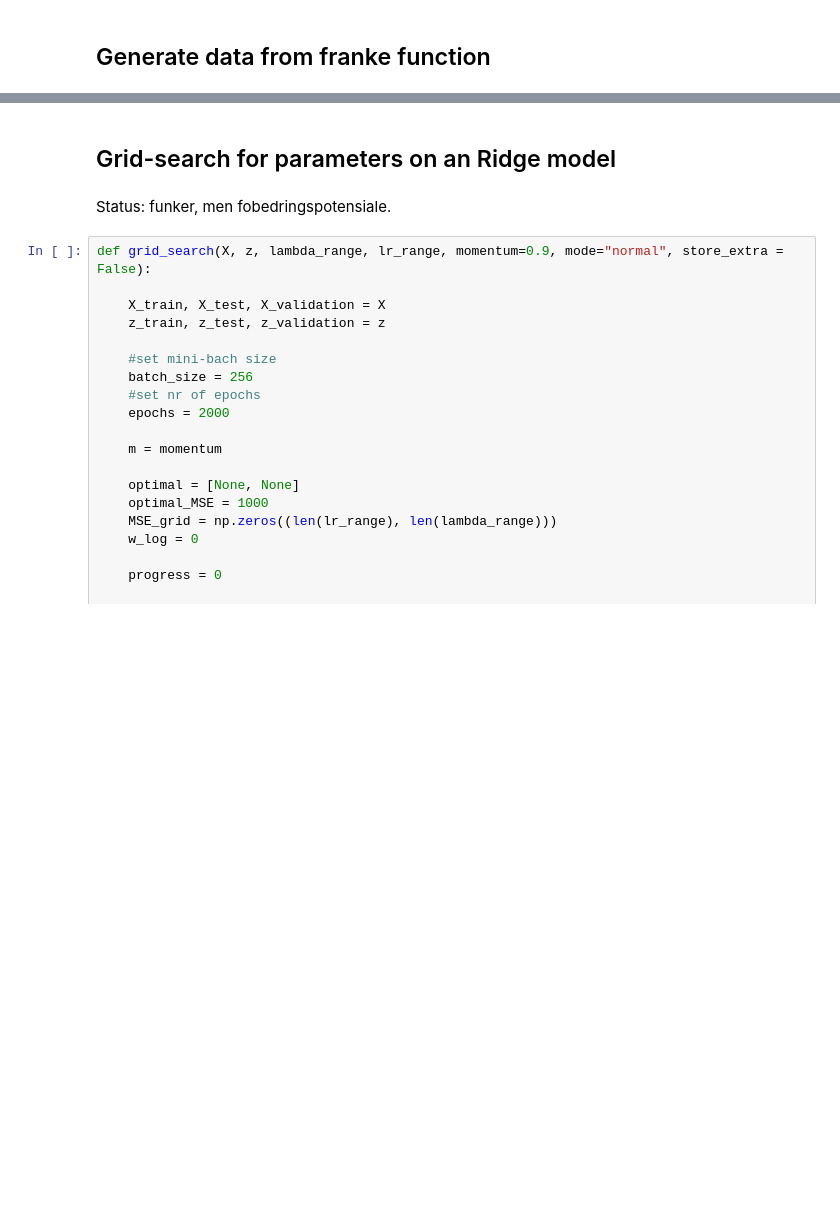
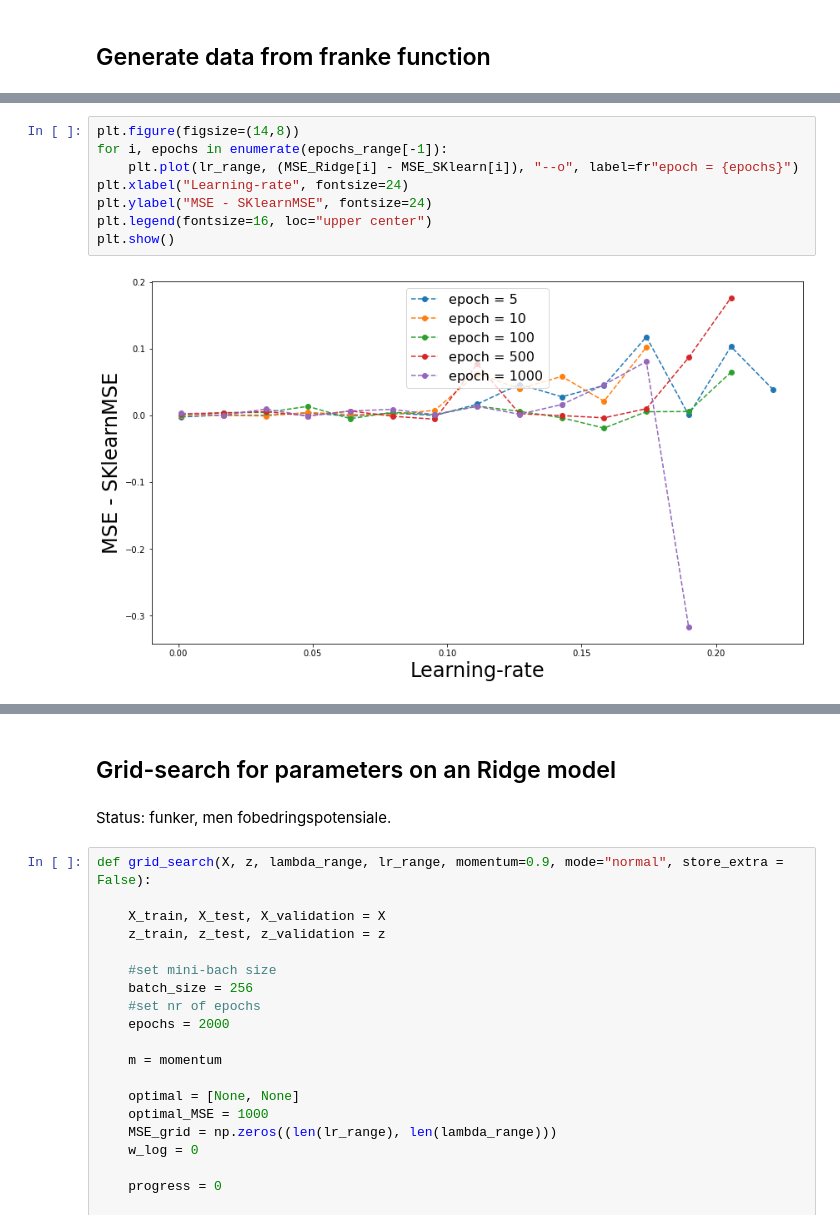
Before and after one commit to carlfre/FYS-STK3155-project-2, a Jupyter notebook: notebooks/gradient_descent_analysis.ipynb, the cells around one changed output, grey strips where cells are left out. Drawn from its saved outputs; the diff is of its cells as text; blank space fills up the shorter version.

```diff
--- a/notebooks/gradient_descent_analysis.ipynb
+++ b/notebooks/gradient_descent_analysis.ipynb
@@ -432,0 +279,10 @@ to do a more detatailed search for parameters one would do a grid search.
+# %%
+plt.figure(figsize=(14,8))
+for i, epochs in enumerate(epochs_range[-1]):
+    plt.plot(lr_range, (MSE_Ridge[i] - MSE_SKlearn[i]), "--o", label=fr"epoch = {epochs}")
+plt.xlabel("Learning-rate", fontsize=24)
+plt.ylabel("MSE - SKlearnMSE", fontsize=24)
+plt.legend(fontsize=16, loc="upper center")
+plt.show()
+# %% [output]
+[figure, added]
```
Also changed, not shown: parts of 73 cells of this notebook.
